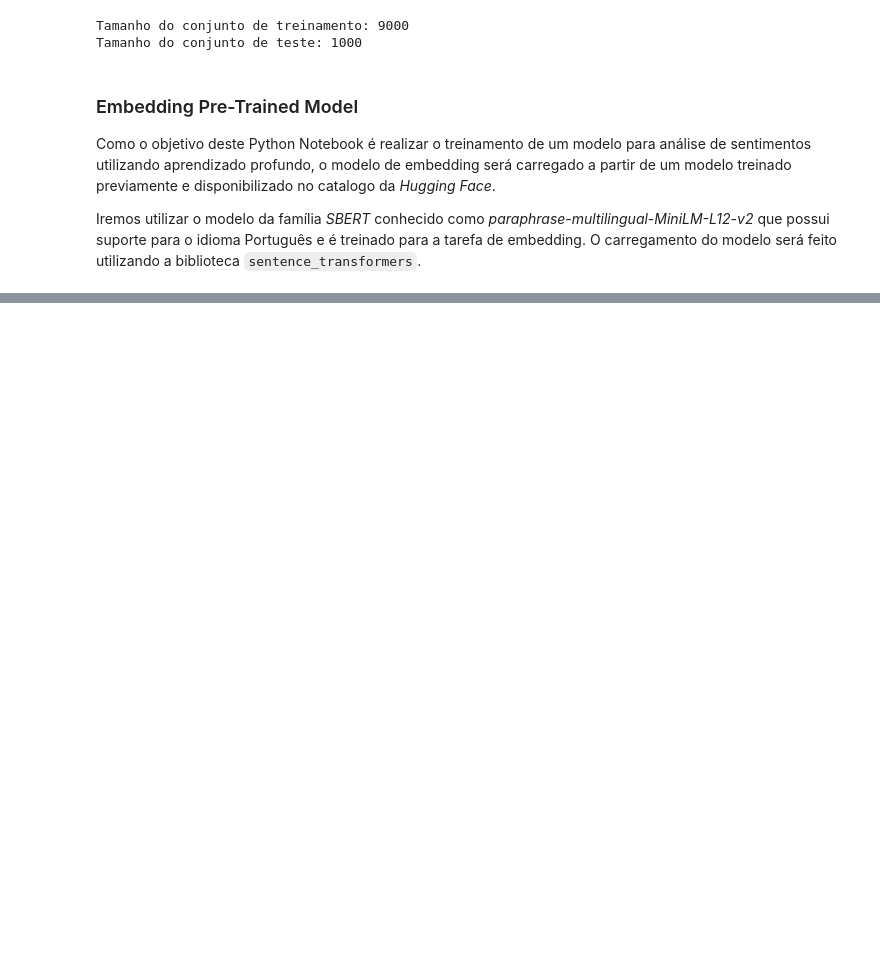
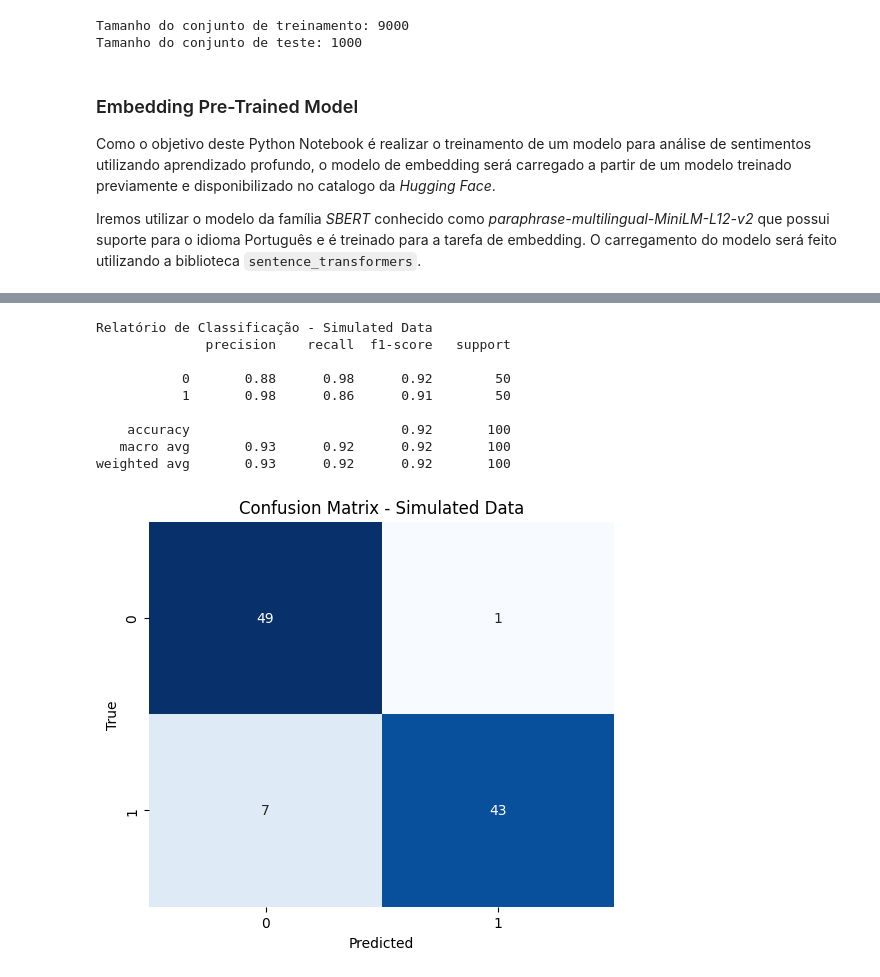
Before and after one commit to olucasaguiar/estudos-sobre-machine-learning, a Jupyter notebook: temas/natural-language-processing/DeepLearning-lucas_nascimento_aguiar.ipynb, the cells around one changed output, grey strips where cells are left out. Saved outputs shown, nothing was run; the diff lists cells and outputs as text; code cells hidden in the pictures; blank space fills up the shorter version.

```diff
--- a/temas/natural-language-processing/DeepLearning-lucas_nascimento_aguiar.ipynb
+++ b/temas/natural-language-processing/DeepLearning-lucas_nascimento_aguiar.ipynb
@@ -313,0 +336,23 @@ weighted avg       0.96      0.96      0.96       100
+# %%
+import pandas as pd
+from sklearn.metrics import classification_report
+
+# Avaliação do modelo em dados simulados
+simulated_texts = pd.read_csv("https://github.com/olucasaguiar/estudos-sobre-machine-learning/raw/main/temas/natural-language-processing/simulated_reviews.csv")
+y_true = simulated_texts["polarity"].values
+y_pred = predict(classifier_model, simulated_texts["review_text"].tolist())
+
+print("Relatório de Classificação - Simulated Data")
+print(classification_report(y_true, y_pred))
+plot_confusion_matrix(y_true, y_pred, "Confusion Matrix - Simulated Data")
+# %% [output]
+Relatório de Classificação - Simulated Data
+              precision    recall  f1-score   support
+
+           0       0.88      0.98      0.92        50
+           1       0.98      0.86      0.91        50
+
+    accuracy                           0.92       100
+   macro avg       0.93      0.92      0.92       100
+weighted avg       0.93      0.92      0.92       100
+[figure, added]
```
Also changed, not shown: parts of 13 cells of this notebook.
